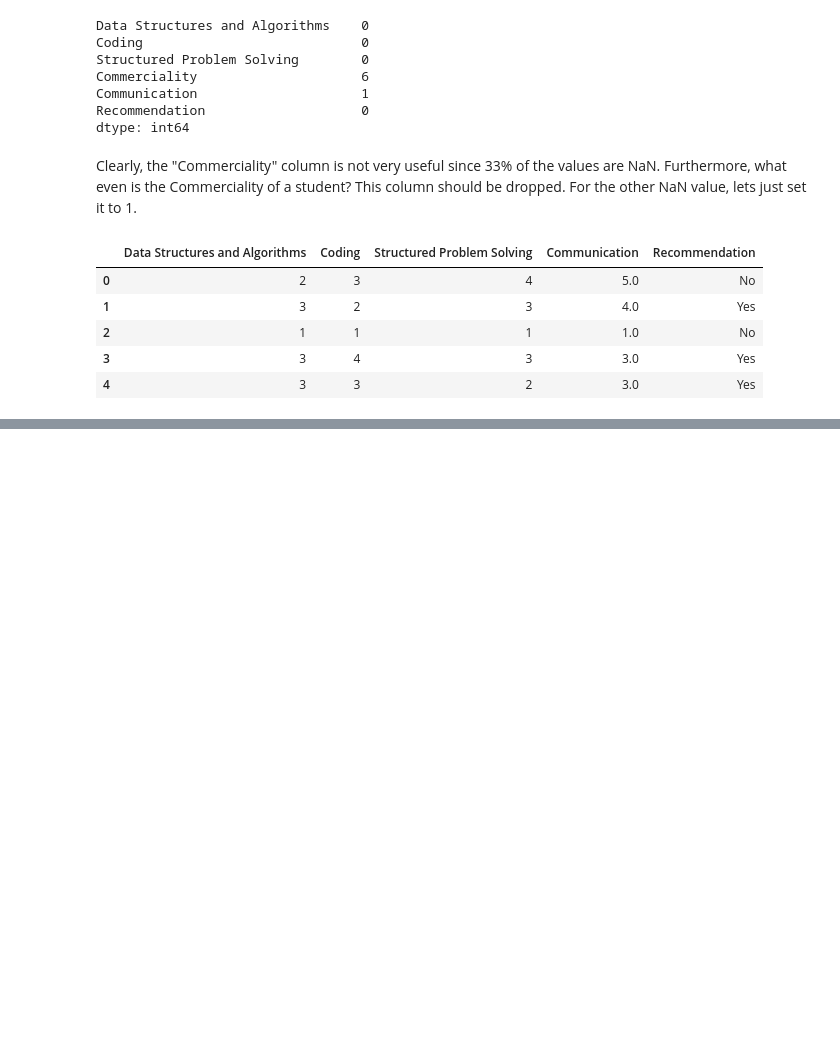
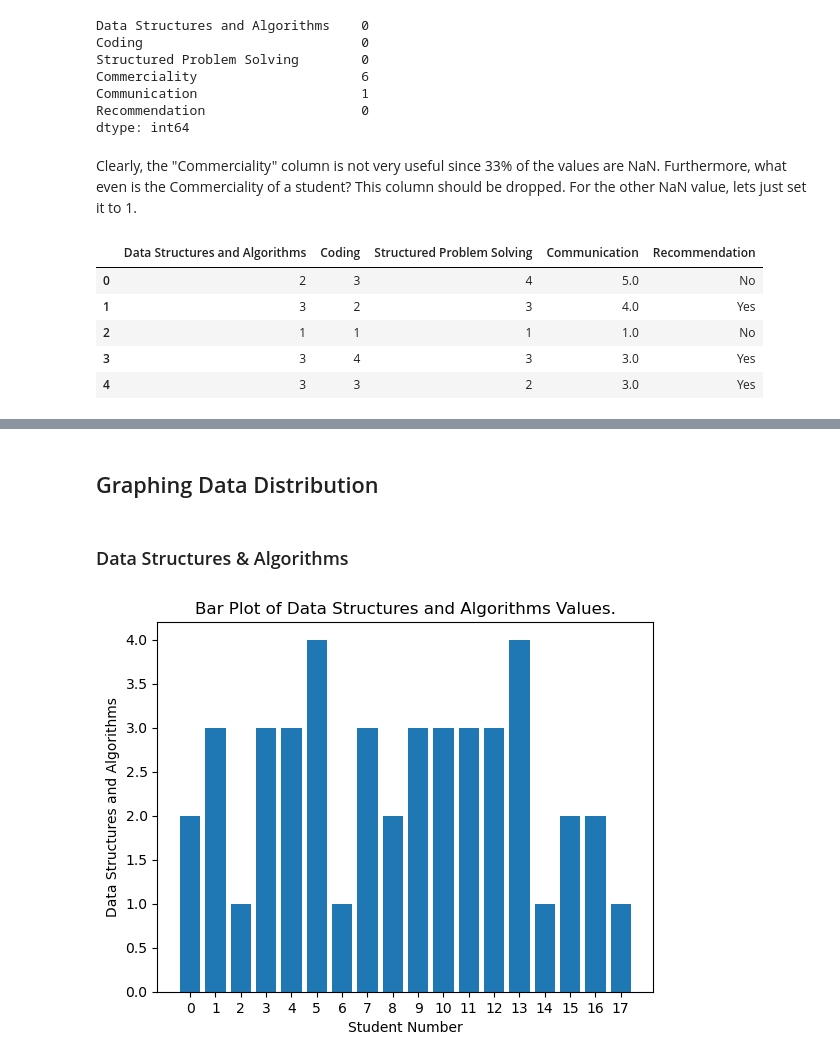
Before and after one commit to rishabh-mandayam/DumbRegressions, a Jupyter notebook: Regressions.ipynb, the cells around one changed output, grey strips where cells are left out. Drawn from its saved outputs; the diff is of its cells as text; code cells hidden in the pictures; blank space fills up the shorter version.

Commit message:
Added EDA, Graphs, and Linear Regression

```diff
--- a/Regressions.ipynb
+++ b/Regressions.ipynb
@@ -54,3 +54,4 @@ display(df.head(5))
 | 4 | 3 | 3 | 2 | 3.0 | Yes |
 # %%
 #convert Communication Column from Type Float to Int
+df['Communication'] = df['Communication'].astype('int')
@@ -56,0 +60,6 @@ display(df.head(5))
+# %%
+df['Recommendation'] = df['Recommendation'].map({'Yes': 1, 'No': 0})
+df_no = df.loc[df['Recommendation'] == 0]
+df_yes = df.loc[df['Recommendation'] == 1]
+
+display(df.head(5))
@@ -56,0 +73,2 @@ display(df.head(5))
+# %% [markdown]
+## Graphing Data Distribution
@@ -56,0 +77,15 @@ display(df.head(5))
+# %% [markdown]
+### Data Structures & Algorithms
+# %%
+# Get the column to plot
+column_to_plot = 'Data Structures and Algorithms'
+
+# Create a bar plot of the column
+plt.bar(df.index, df[column_to_plot])
+plt.xticks(df.index)
+plt.xlabel('Student Number')
+plt.ylabel(column_to_plot)
+plt.title('Bar Plot of ' + column_to_plot + ' Values.')
+plt.show()
+# %% [output]
+[figure, added]
```
Also changed, not shown: parts of 26 cells of this notebook.
